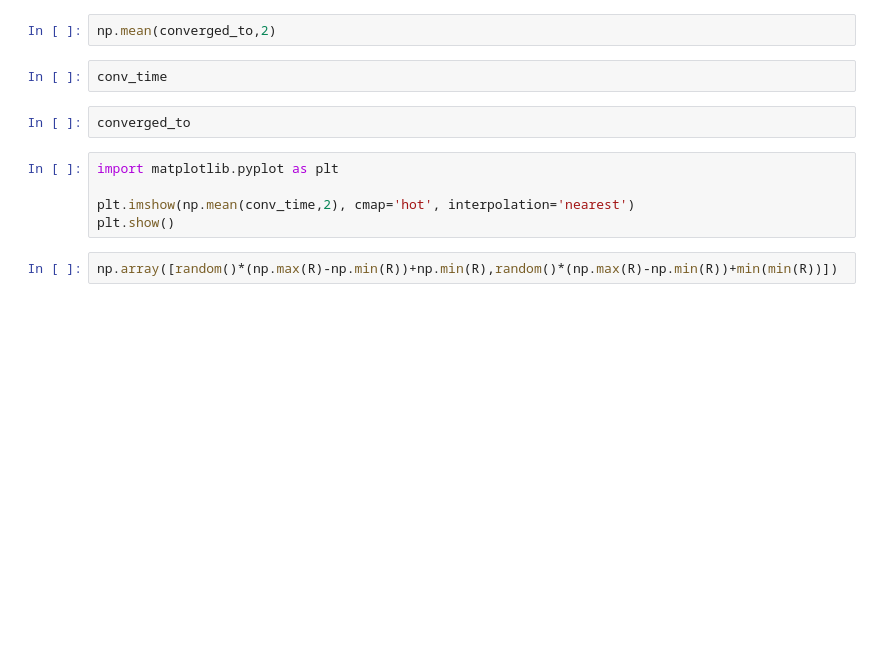
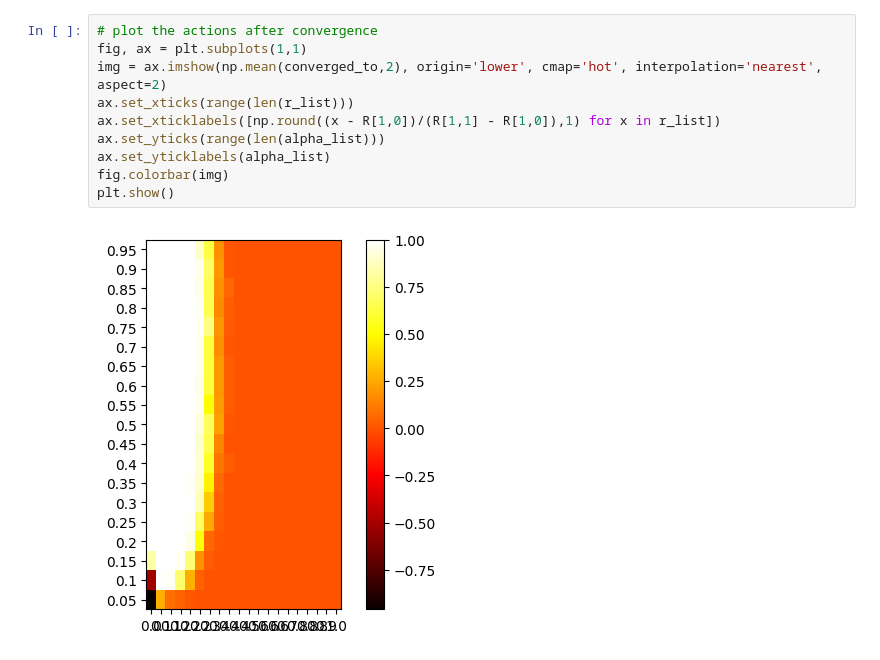
Before and after one commit to artdol/Qlearning_sim, a Jupyter notebook: sim.ipynb, the cells around one changed output. Drawn from its saved outputs; the diff is of its cells as text; blank space fills up the shorter version.

Commit message:
Slightly improved speed. Added plots and svg output.

```diff
--- a/sim.ipynb
+++ b/sim.ipynb
@@ -178,13 +142,12 @@ done:  0.7 2.8 9 result:  0.0 time:  10002 start Q:  [[2.3589191  3.00317338]
-# %%
-np.mean(converged_to,2)
-# %%
-conv_time
-# %%
-converged_to
-# %%
-import matplotlib.pyplot as plt
-
-plt.imshow(np.mean(conv_time,2), cmap='hot', interpolation='nearest')
-plt.show()
-# %%
-np.array([random()*(np.max(R)-np.min(R))+np.min(R),random()*(np.max(R)-np.min(R))+min(min(R))])
+# %%
+# plot the actions after convergence
+fig, ax = plt.subplots(1,1)
+img = ax.imshow(np.mean(converged_to,2), origin='lower', cmap='hot', interpolation='nearest', aspect=2)
+ax.set_xticks(range(len(r_list)))
+ax.set_xticklabels([np.round((x - R[1,0])/(R[1,1] - R[1,0]),1) for x in r_list])
+ax.set_yticks(range(len(alpha_list)))
+ax.set_yticklabels(alpha_list)
+fig.colorbar(img)
+plt.show()
+# %% [output]
+[figure, added]
```
Also changed, not shown: parts of 8 cells of this notebook.
